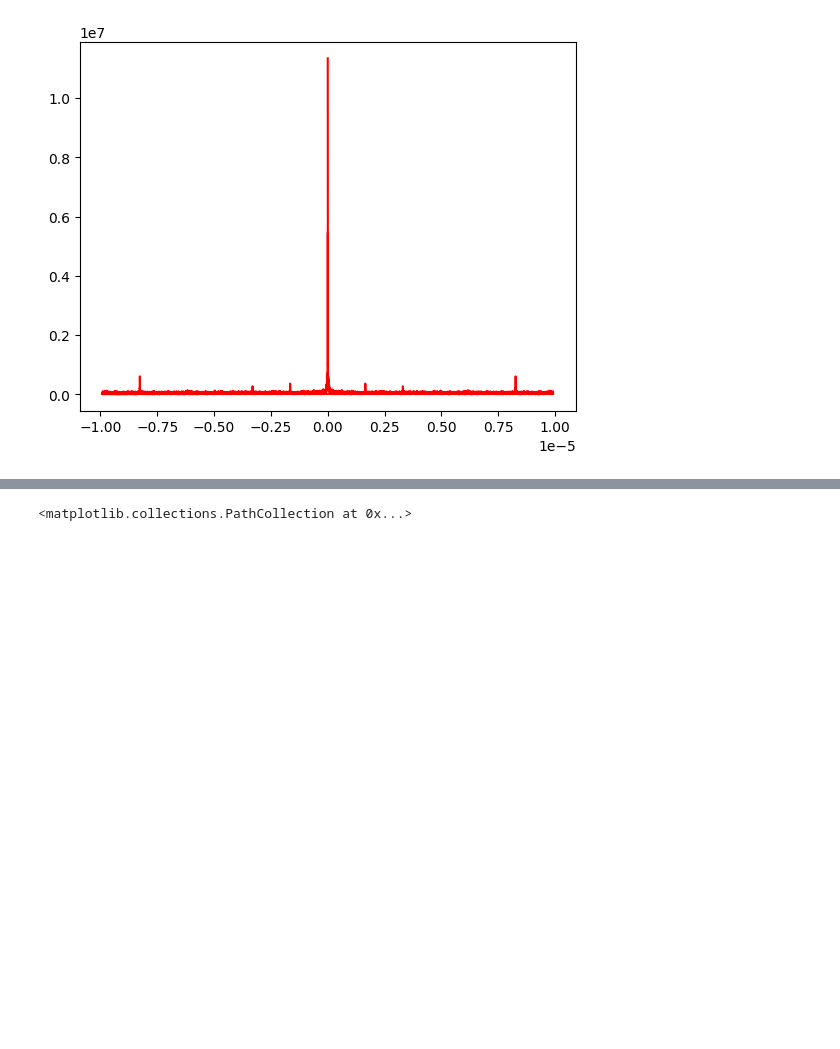
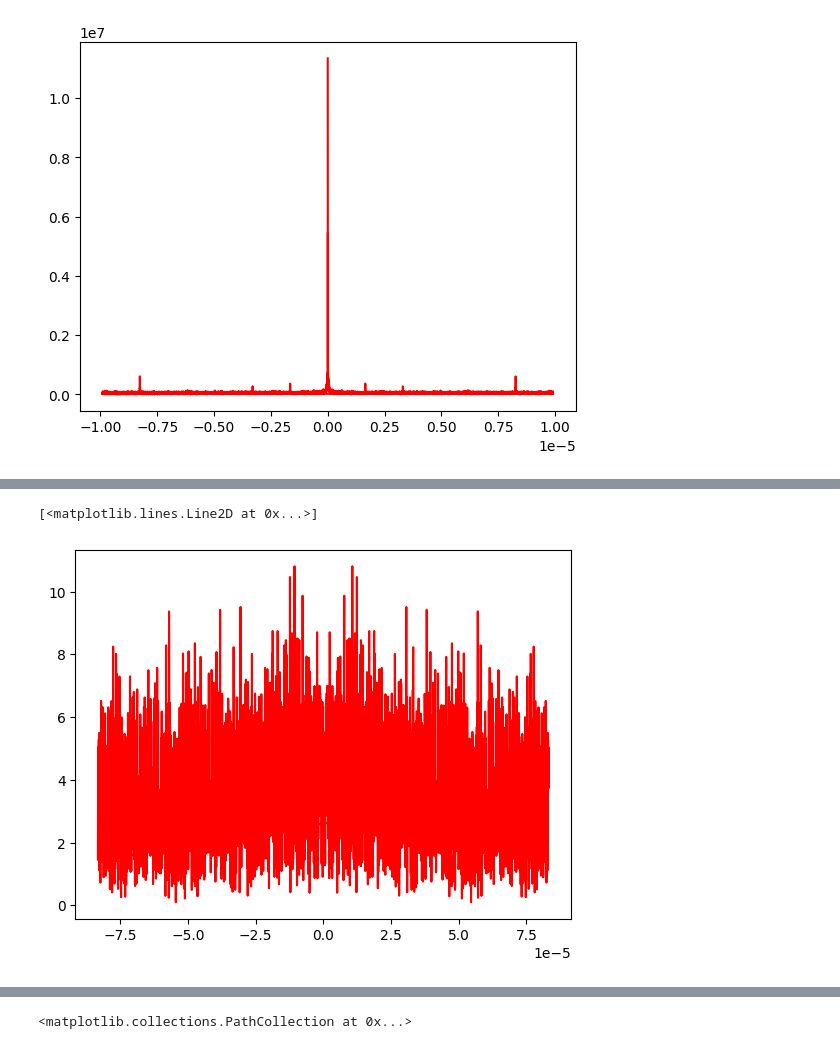
Before and after one commit to bitcoinR3search/BitcoinResearch, a Jupyter notebook: scripts/bra_pruebas/analisis_1.ipynb, the cells around one changed output, grey strips where cells are left out. Saved outputs shown, nothing was run; the diff lists cells and outputs as text; code cells hidden in the pictures; blank space fills up the shorter version.

```diff
--- a/scripts/bra_pruebas/analisis_1.ipynb
+++ b/scripts/bra_pruebas/analisis_1.ipynb
@@ -162,0 +176,15 @@ plt.plot(frecuencias, np.abs(transformada), color='r')
+# %%
+tiempo_segundos1=(FECHAS[:21000]-FECHAS[0]).total_seconds()
+#convierte el tiempo en segundos descontandolos desde el primer dato de tiempo
+
+tiempo_equiespaciado1=np.arange(tiempo_segundos1[0],tiempo_segundos1[-1],6000)
+#creamos tiempos equiespaciados
+ntx_interpolado1=np.interp(tiempo_equiespaciado1,tiempo_segundos1,ntx[:21000])
+#interpolamos las transacciones
+transformada1=np.fft.fft(ntx_interpolado1)
+#trabajamos las trans interpoladas
+frecuencias1=np.fft.fftfreq(len(ntx_interpolado1),d=(6000))
+plt.plot(frecuencias1[10:], np.abs(transformada1[10:]), color='r')
+# %% [output]
+[<matplotlib.lines.Line2D at 0x...>]
+[figure, added]
```
Also changed, not shown: parts of 9 cells of this notebook.
